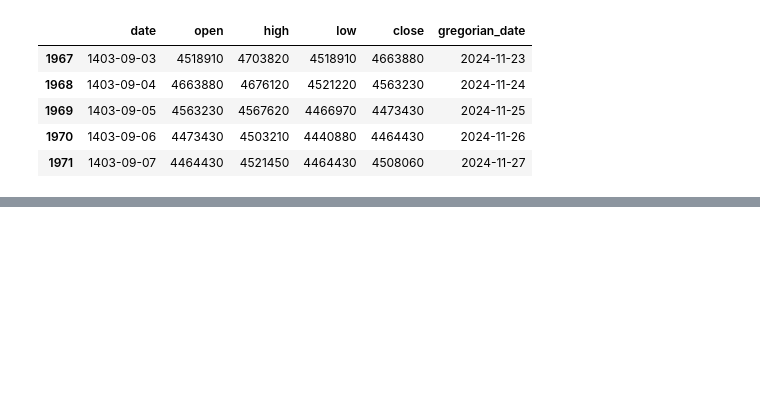
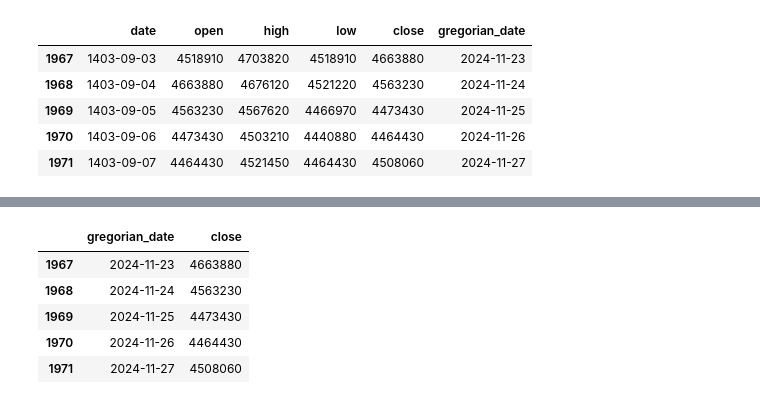
Before and after one commit to houmanhaghi/Gold3nMind, a Jupyter notebook: gold3n_mind.ipynb, the cells around one changed output, grey strips where cells are left out. Saved outputs shown, nothing was run; the diff lists cells and outputs as text; code cells hidden in the pictures; blank space fills up the shorter version.

```diff
--- a/gold3n_mind.ipynb
+++ b/gold3n_mind.ipynb
@@ -64 +82,10 @@ test_data = test_data.dropna(subset=['close'])
+# %%
+test_data.tail()
+# %% [output]
+|  | gregorian_date | close |
+| 1967 | 2024-11-23 | 4663880 |
+| 1968 | 2024-11-24 | 4563230 |
+| 1969 | 2024-11-25 | 4473430 |
+| 1970 | 2024-11-26 | 4464430 |
+| 1971 | 2024-11-27 | 4508060 |
 # %%
```
Also changed, not shown: parts of 15 cells of this notebook.
